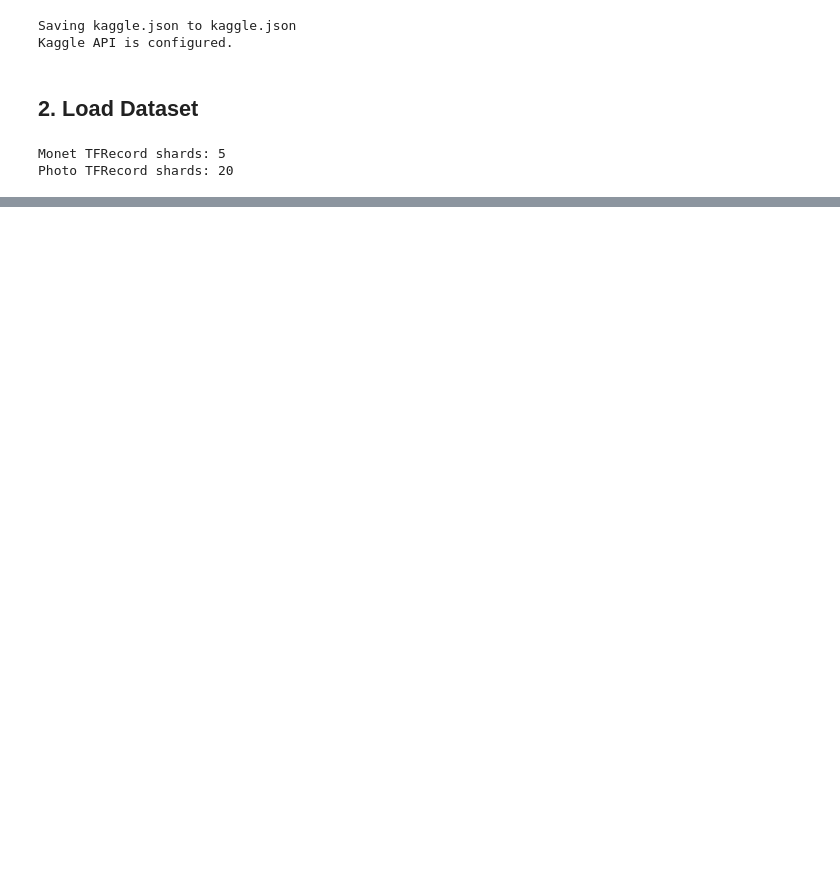
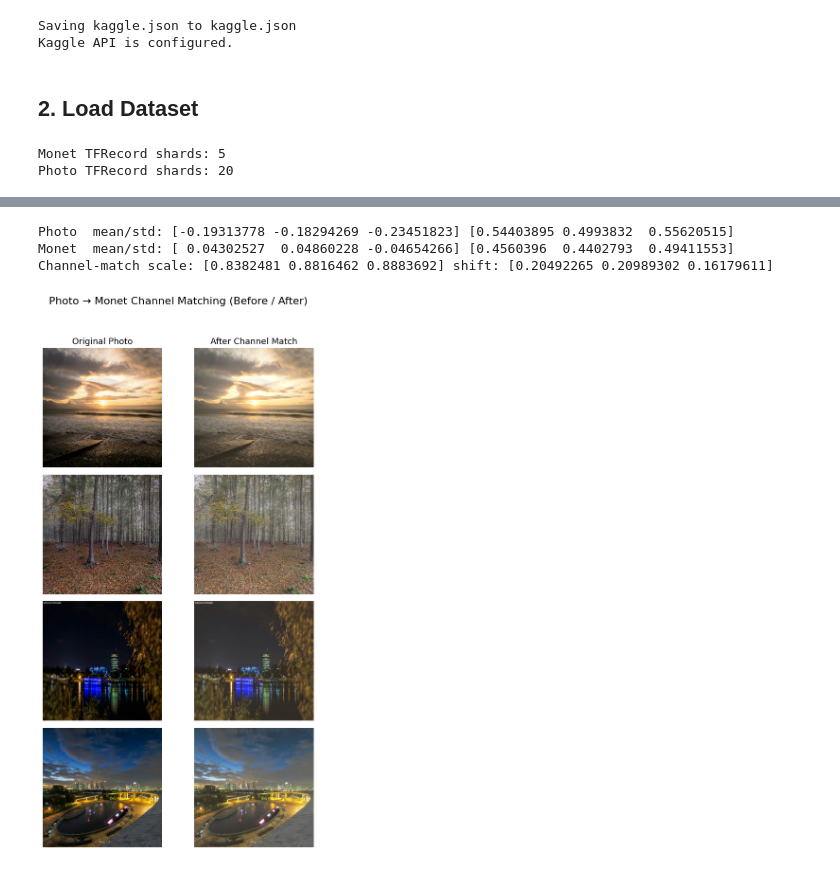
Before and after one commit to yuvalira/Monet_style_transfer, a Jupyter notebook: data/EDA_monet.ipynb, the cells around one changed output, grey strips where cells are left out. Saved outputs shown, nothing was run; the diff lists cells and outputs as text; code cells hidden in the pictures; blank space fills up the shorter version.

```diff
--- a/data/EDA_monet.ipynb
+++ b/data/EDA_monet.ipynb
@@ -258,0 +258,62 @@ Value range: -1.0 to 1.0
+# %%
+TAKE_FOR_STATS = None  # None = full dataset
+
+def compute_channel_stats(ds, take=None):
+    total = 0
+    s  = np.zeros(3, dtype=np.float64)
+    s2 = np.zeros(3, dtype=np.float64)
+    it = ds if take is None else ds.take(take)
+    for img in it:
+        x = img.numpy().reshape(-1, 3).astype(np.float64)  # [-1,1]
+        s  += x.sum(axis=0)
+        s2 += np.square(x).sum(axis=0)
+        total += x.shape[0]
+    mean = s / total
+    var  = s2 / total - np.square(mean)
+    std  = np.sqrt(np.maximum(var, 1e-12))
+    return mean.astype(np.float32), std.astype(np.float32)
+
+def build_channel_matcher(src_mean, src_std, tgt_mean, tgt_std):
+    scale = (tgt_std / np.maximum(src_std, 1e-8)).astype(np.float32)
+    shift = (tgt_mean - src_mean * scale).astype(np.float32)
+    scale_tf = tf.constant(scale, dtype=tf.float32)
+    shift_tf = tf.constant(shift, dtype=tf.float32)
+    def preprocess(img):
+        y = img * scale_tf + shift_tf
+        return tf.clip_by_value(y, -1.0, 1.0)
+    return preprocess, scale, shift
+
+def show_before_after(ds, preprocess_fn, n_examples=4, seed=42,
+                      left_title="Original Photo", right_title="After Channel Match"):
+    rng = np.random.default_rng(seed)
+    paired = tf.data.Dataset.zip((ds, ds.map(preprocess_fn, num_parallel_calls=AUTOTUNE))).prefetch(AUTOTUNE)
+    samples = list(paired.take(64))
+    picks = [samples[i] for i in rng.choice(len(samples), size=n_examples, replace=False)]
+
+    fig, axes = plt.subplots(n_examples, 2, figsize=(7, 3*n_examples))
+    fig.suptitle("Photo → Monet Channel Matching (Before / After)", fontsize=16)
+    for i, (img_orig, img_proc) in enumerate(picks):
+        for col, (img, title) in enumerate([(img_orig, left_title), (img_proc, right_title)]):
+            x = ((img.numpy() + 1.0) * 0.5)
+            axes[i, col].imshow(np.clip(x, 0, 1))
+            axes[i, col].axis("off")
+            if i == 0: axes[i, col].set_title(title, fontsize=13)
+    plt.tight_layout(rect=[0, 0, 1, 0.95]); plt.show()
+
+# Compute stats & preview
+photo_mean, photo_std = compute_channel_stats(photo_ds, TAKE_FOR_STATS)
+monet_mean, monet_std = compute_channel_stats(monet_ds, TAKE_FOR_STATS)
+print("Photo  mean/std:", photo_mean, photo_std)
+print("Monet  mean/std:", monet_mean, monet_std)
+
+preprocess_photo_to_monet, scale_vec, shift_vec = build_channel_matcher(
+    photo_mean, photo_std, monet_mean, monet_std
+)
+print("Channel-match scale:", scale_vec, "shift:", shift_vec)
+
+show_before_after(photo_ds, preprocess_photo_to_monet, n_examples=4)
+# %% [output]
+Photo  mean/std: [-0.19313778 -0.18294269 -0.23451823] [0.54403895 0.4993832  0.55620515]
+Monet  mean/std: [ 0.04302527  0.04860228 -0.04654266] [0.4560396  0.4402793  0.49411553]
+Channel-match scale: [0.8382481 0.8816462 0.8883692] shift: [0.20492265 0.20989302 0.16179611]
+[figure, added]
```
Also changed, not shown: parts of 5 cells of this notebook.
